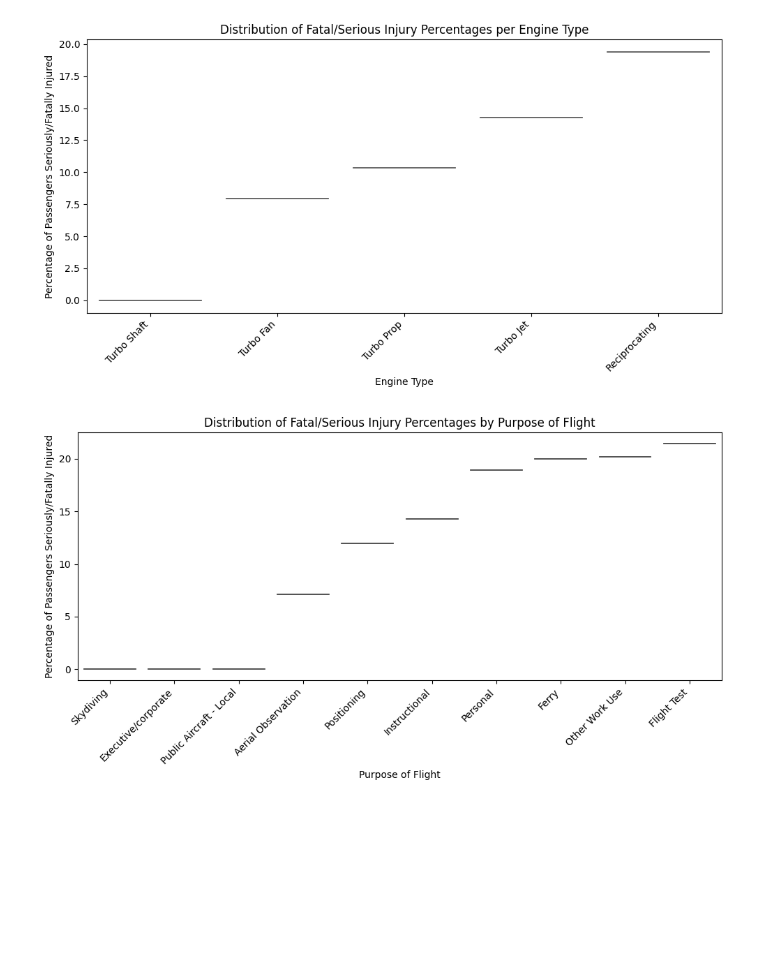
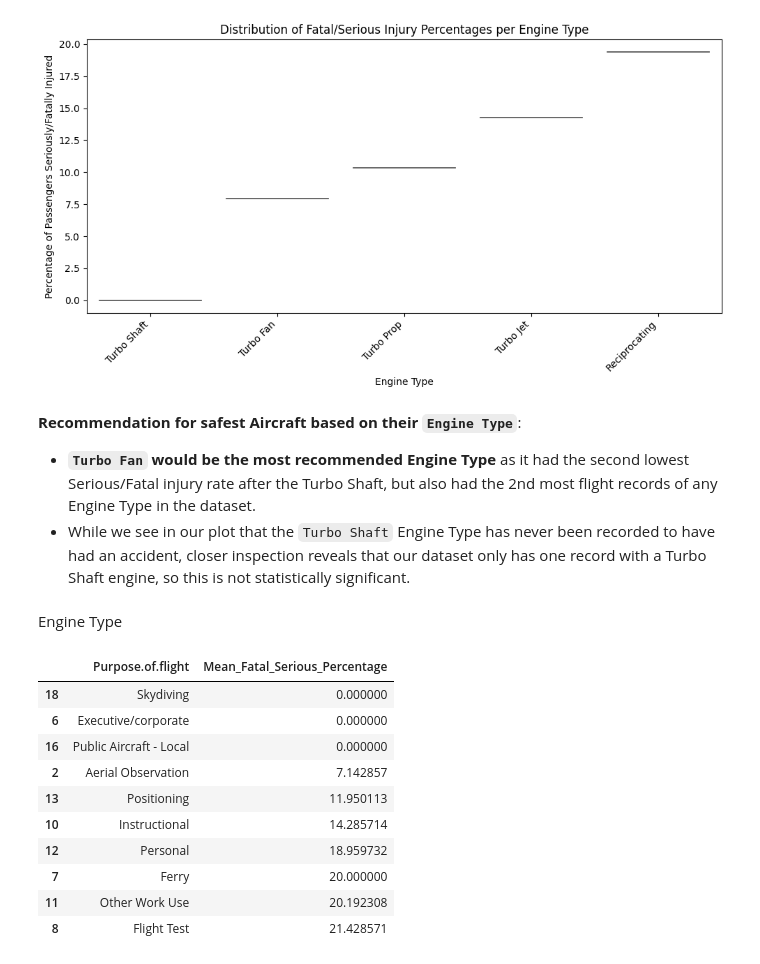
Before and after one commit to mbielecki1/dsc-course0-m8-lab, a Jupyter notebook: Aviation_Accidents_Data_Analysis.ipynb, the cells around one changed output. Saved outputs shown, nothing was run; the diff lists cells and outputs as text; code cells hidden in the pictures; blank space fills up the shorter version.

```diff
--- a/Aviation_Accidents_Data_Analysis.ipynb
+++ b/Aviation_Accidents_Data_Analysis.ipynb
@@ -413,41 +430,57 @@ plt.tight_layout()
 plt.show()
 # %% [output]
 [figure]
+# %% [markdown]
+**Recommendation for safest Aircraft based on their `Engine Type`**:
+- **`Turbo Fan` would be the most recommended Engine Type** as it had the second lowest Serious/Fatal injury rate after the Turbo Shaft, but also had the 2nd most flight records of any Engine Type in the dataset.
+- While we see in our plot that the `Turbo Shaft` Engine Type has never been recorded to have had an accident, closer inspection reveals that our dataset only has one record with a Turbo Shaft engine, so this is not statistically significant.
+# %% [markdown]
+Engine Type
 # %%
 # PURPOSE OF FLIGHT Analysis
 
 # filter to where Purpose of Flight is not NaN
 df_engine = df[df['Purpose.of.flight'].notna()].copy()
 
 # Compute per-accident fatal/serious fraction
 df_engine['Fatal_Serious_Percentage'] = ((df_engine['Total.Fatal.Injuries'] + df_engine['Total.Serious.Injuries']) / df_engine['Total.Passengers'] * 100)
 
 # Compute mean percentage per Purpose.of.flight
 engine_type_means = (df_small.groupby('Purpose.of.flight')['Fatal_Serious_Percentage'].mean().reset_index().rename(columns={'Fatal_Serious_Percentage': 'Mean_Fatal_Serious_Percentage'}))
 
 # Calculate the count of Purpose.of.flight
 make_model_counts = df_small['Purpose.of.flight'].value_counts()
 
-# Sort ascending by mean percentage
+# # Sort ascending by mean percentage
 engine_type_means = engine_type_means.sort_values('Mean_Fatal_Serious_Percentage', ascending=True).head(10)
 engine_type_means
 
-# Plot
-plt.figure(figsize=(10, 5.5))
-sns.violinplot(
-    data=engine_type_means,
-    x='Purpose.of.flight',
-    y='Mean_Fatal_Serious_Percentage',
-    inner='quartile',
-    palette='muted',
-    hue='Purpose.of.flight'
-)
+# # Plot
+# plt.figure(figsize=(10, 5.5))
+# sns.violinplot(
+#     data=engine_type_means,
+#     x='Purpose.of.flight',
+#     y='Mean_Fatal_Serious_Percentage',
+#     inner='quartile',
+#     palette='muted',
+#     hue='Purpose.of.flight'
+# )
 
-plt.xticks(rotation=45, ha='right')
-plt.ylabel('Percentage of Passengers Seriously/Fatally Injured')
-plt.xlabel('Purpose of Flight')
-plt.title('Distribution of Fatal/Serious Injury Percentages by Purpose of Flight')
-plt.tight_layout()
-plt.show()
+# plt.xticks(rotation=45, ha='right')
+# plt.ylabel('Percentage of Passengers Seriously/Fatally Injured')
+# plt.xlabel('Purpose of Flight')
+# plt.title('Distribution of Fatal/Serious Injury Percentages by Purpose of Flight')
+# plt.tight_layout()
+# plt.show()
 # %% [output]
-[figure, removed]
+|  | Purpose.of.flight | Mean_Fatal_Serious_Percentage |
+| 18 | Skydiving | 0.000000 |
+| 6 | Executive/corporate | 0.000000 |
+| 16 | Public Aircraft - Local | 0.000000 |
+| 2 | Aerial Observation | 7.142857 |
+| 13 | Positioning | 11.950113 |
+| 10 | Instructional | 14.285714 |
+| 12 | Personal | 18.959732 |
+| 7 | Ferry | 20.000000 |
+| 11 | Other Work Use | 20.192308 |
+| 8 | Flight Test | 21.428571 |
```
Also changed, not shown: parts of 3 cells of this notebook, 1 other file.
